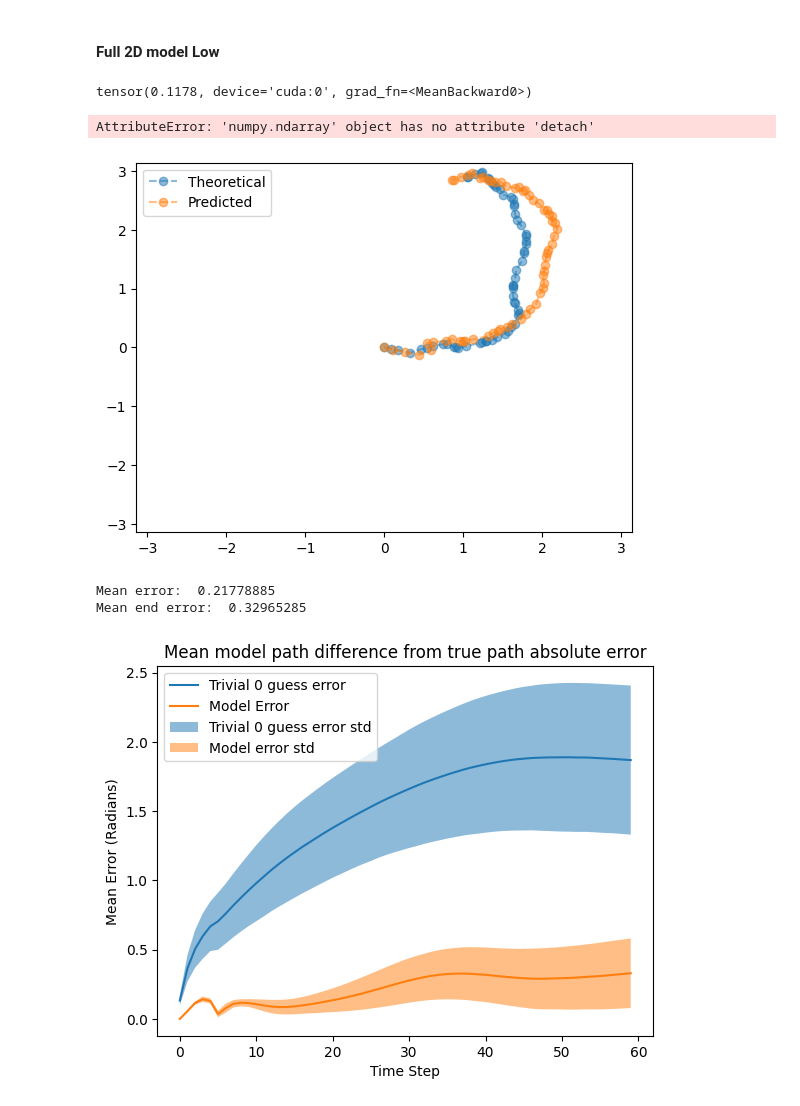
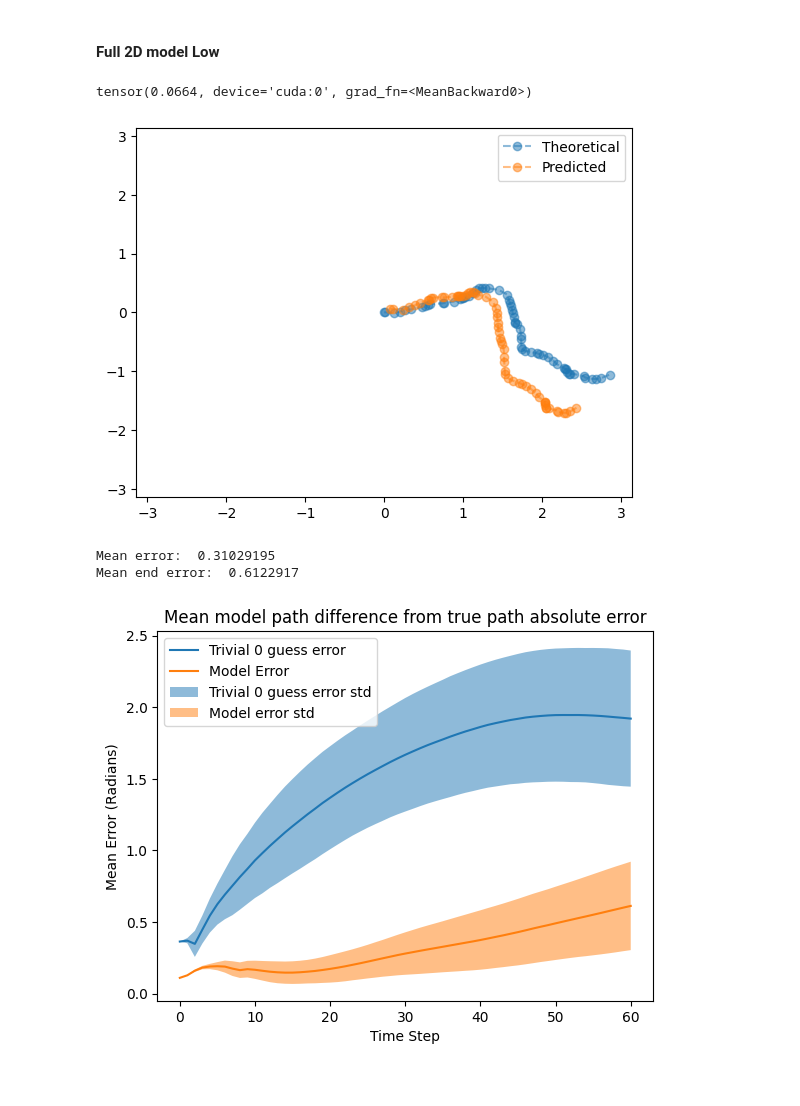
Before and after one commit to bioAI-Oslo/RNN-Adding-Problem-Representations, a Jupyter notebook: notebooks/summer.ipynb, the cells around one changed output. Saved outputs shown, nothing was run; the diff lists cells and outputs as text; code cells hidden in the pictures.

```diff
--- a/notebooks/summer.ipynb
+++ b/notebooks/summer.ipynb
@@ -97,10 +97,10 @@ input_size = 1
 # nav_size = 1
 
 # model1 = RNN_circular_LowEtAl_bridged(input_size,hidden_size,lr=0.0001,irnn=True,outputnn=False,Wx_normalize=False,activation=True,bias=False,nav_space=1,batch_size=64).to(device)
-model1 = RNN_circular_2D_xy_relative(input_size,hidden_size,lr=0.0005,act_decay=0.01,weight_decay=0.0).to(device)
+model1 = RNN_circular_2D_xy_relative(input_size,hidden_size,lr=0.0002,act_decay=0.01,weight_decay=0.0).to(device)
 # model1 = torch.compile(model1)
 
-train = True
+train = False
 
 if train:
     # _ = model1.train_gradual(epochs=1500)
@@ -111,6 +111,6 @@ if train:
 else:
     # model1.load_state_dict(torch.load("../trained models/LowEtAl_bridged_10000gradual+2000base.pt"))
     # model1.load_state_dict(torch.load("../trained models/LowEtAl_bridged_10000gradual.pt",map_location=torch.device('cpu')))
-    model1.load_state_dict(torch.load("../trained models/Low_insp_2D_2500gradual_Sophia_100tsteps.pt"))
+    model1.load_state_dict(torch.load("../trained models/relative_2D_2500x2gradual_Sophia_100tsteps_actdecay_noweightdecay_0.0002lr.pt"))
 
 # torch.save(model1.state_dict(), "../trained models/LowEtAl_bridged_reduced_Gradual_lossiequaloroverj_maskonangle_lossscale_4000gradual.pt")
@@ -119,0 +117,3 @@ Losses array was not a multiple of average. Truncated to 2490
+# %%
+_ = model1.train_gradual_manual(input_data)
+model1.plot_losses(average=30)
@@ -331,22 +334,22 @@ t_test = 60
 data,labels = smooth_wandering_2D_squarefix(n_test,t_test,bound=0.5,v_sigma=0.01,d_sigma=0.1,v_bound_reduction=0.15,stability=0.01)
 # labels_sincos = sincos_from_2D(labels)
 
+labels = torch.cat((torch.zeros((labels.shape[0],1,labels.shape[2])),labels),dim=1)
+
 # Inference
 out = model1(data)
-out = out.permute(1,0,2)[:,1:,:]
+out = out.permute(1,0,2)[:,:,:]
 
 # mse = torch.mean((labels_sincos-out)**2)
 mse = torch.mean((labels-out)**2)
 print(mse)
 # %% [output]
-tensor(0.1178, device='cuda:0', grad_fn=<MeanBackward0>)
+tensor(0.0664, device='cuda:0', grad_fn=<MeanBackward0>)
 # %%
 # out_decoded = sincos_to_2D(out)
 labels = labels.detach().cpu().numpy()
 # out_decoded = out_decoded.detach().cpu()
 out = out.detach().cpu().numpy()
-# %% [output]
-AttributeError: 'numpy.ndarray' object has no attribute 'detach'
 # %%
 # Shift the predicted values so that the first timestep aligns with theoretical value
 out_shifted = out - np.expand_dims((out[:,0,:] - labels[:,0,:]),1)
@@ -361,47 +364,47 @@ out_shifted = out - np.expand_dims((out[:,0,:] - labels[:,0,:]),1)
 # mse = torch.mean((labels-path)**2)
 # print(mse)
 # %%
-n = 36
+n = 68
 plt.plot(labels[n,:,0],labels[n,:,1],"--o", alpha=0.5, label="Theoretical")
 # plt.plot(out_decoded[n,:,0],out_decoded[n,:,1],"--o", alpha=0.5, label="Predicted")
-plt.plot(out_shifted[n,:,0],out_shifted[n,:,1],"--o", alpha=0.5, label="Predicted")
+plt.plot(out[n,:,0],out[n,:,1],"--o", alpha=0.5, label="Predicted")
 # plt.plot(path[n,:,0],path[n,:,1],"--o", alpha=0.5, label="Predicted")
 plt.legend()
 plt.xlim(-np.pi,np.pi)
 plt.ylim(-np.pi,np.pi)
 plt.show()
 # %% [output]
-[figure, old version]
+[figure, new version]
 # %%
 # Calculate path error
 # path = out_decoded.numpy()
-path = out_shifted
+path = out
 y = labels
 path_err = np.sqrt(np.abs(path[:,:,0]-y[:,:,0])**2 + np.abs(path[:,:,0]-y[:,:,0])**2)
 path_err_mean = np.mean(path_err,axis=0)
 path_err_mean_std = np.std(path_err,axis=0)
 t_test = path_err.shape[1]
 # Calculate trivial path error
 y_mean = np.mean(np.abs(y-0),axis=0)
 y_mean_std = np.std(np.abs(y-0),axis=0)
 trivial_path_err = np.sqrt(np.abs(path[:,:,0]-y_mean[:,0]) + np.abs(path[:,:,1]-y_mean[:,1]))
 trivial_path_err_mean = np.mean(trivial_path_err,axis=0)
 trivial_path_err_mean_std = np.std(trivial_path_err,axis=0)
 # Print mean error
 print("Mean error: ",np.mean(path_err))
 print("Mean end error: ",path_err_mean[-1])
 
 # Plot
 plt.plot(trivial_path_err_mean,label="Trivial 0 guess error")
 plt.plot(path_err_mean,label="Model Error")
 plt.fill_between(np.arange(t_test),trivial_path_err_mean-trivial_path_err_mean_std,trivial_path_err_mean+trivial_path_err_mean_std,alpha=0.5, label="Trivial 0 guess error std")
 plt.fill_between(np.arange(t_test),path_err_mean-path_err_mean_std,path_err_mean+path_err_mean_std,alpha=0.5, label="Model error std")
 plt.legend()
 plt.title("Mean model path difference from true path absolute error")
 plt.xlabel("Time Step")
 plt.ylabel("Mean Error (Radians)")
 plt.show()
 # %% [output]
-Mean error:  0.21778885
-Mean end error:  0.32965285
+Mean error:  0.31029195
+Mean end error:  0.6122917
-[figure, old version]
+[figure, new version]
```
Also changed, not shown: parts of 6 cells of this notebook, 2 other files.
